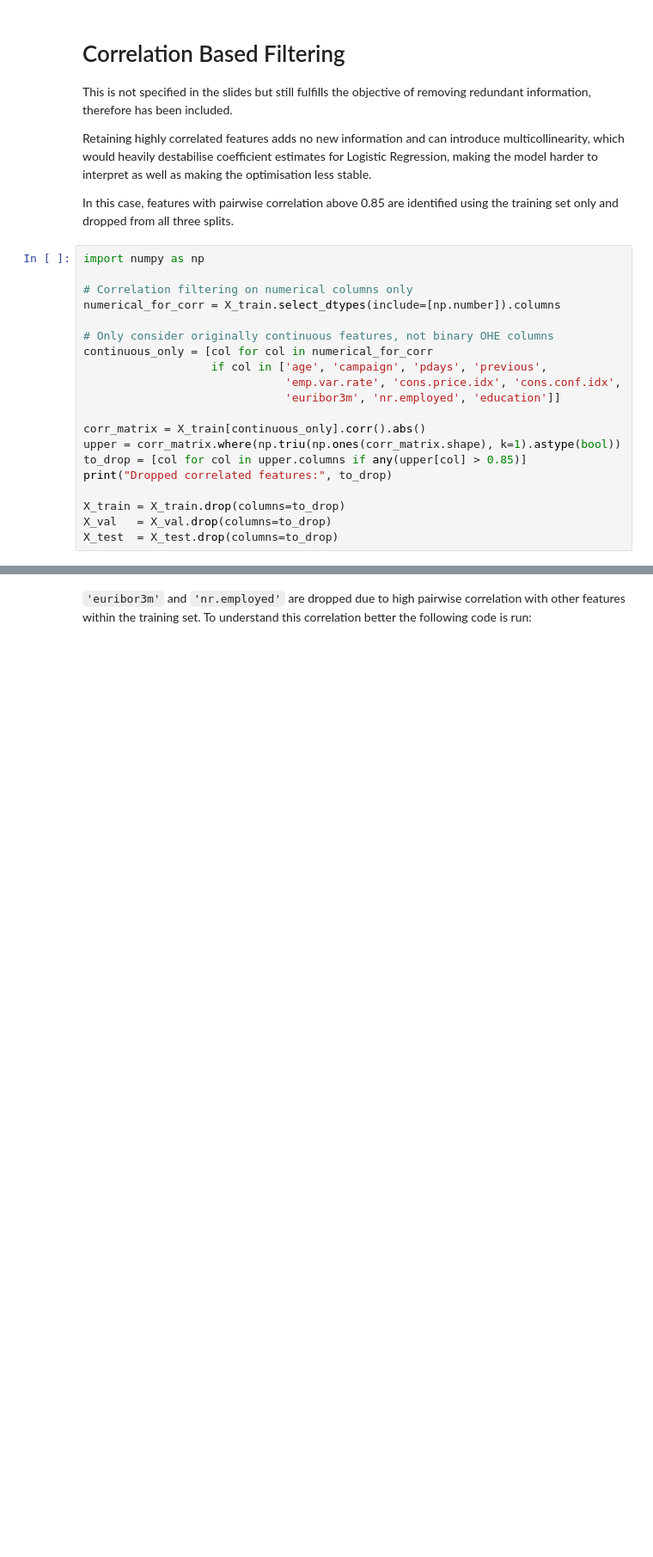
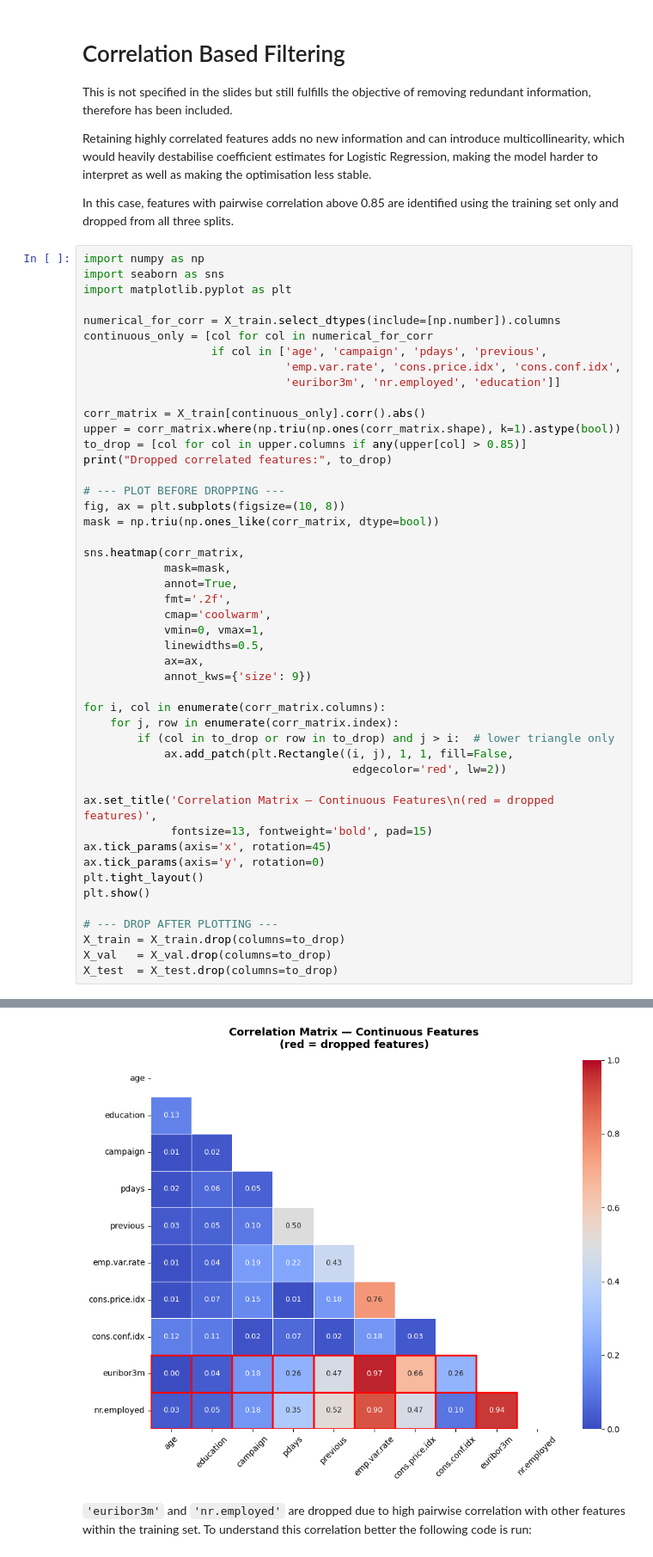
Before and after one commit to oliespineira/ML-fundamentals-2026, a Jupyter notebook: ML-fundamentals-2026.ipynb, the cells around one changed output, grey strips where cells are left out. Shown at 86% size. Cells and saved outputs as stored; diff of their text form; blank space fills up the shorter version.

```diff
--- a/ML-fundamentals-2026.ipynb
+++ b/ML-fundamentals-2026.ipynb
@@ -827,26 +846,54 @@ Retaining highly correlated features adds no new information and can introduce m
 In this case, features with pairwise correlation above 0.85 are identified using the training set only and dropped from all three splits.
 # %%
 import numpy as np
+import seaborn as sns
+import matplotlib.pyplot as plt
 
-# Correlation filtering on numerical columns only
 numerical_for_corr = X_train.select_dtypes(include=[np.number]).columns
-
-# Only consider originally continuous features, not binary OHE columns
 continuous_only = [col for col in numerical_for_corr
                    if col in ['age', 'campaign', 'pdays', 'previous',
                               'emp.var.rate', 'cons.price.idx', 'cons.conf.idx',
                               'euribor3m', 'nr.employed', 'education']]
 
 corr_matrix = X_train[continuous_only].corr().abs()
 upper = corr_matrix.where(np.triu(np.ones(corr_matrix.shape), k=1).astype(bool))
 to_drop = [col for col in upper.columns if any(upper[col] > 0.85)]
 print("Dropped correlated features:", to_drop)
 
+# --- PLOT BEFORE DROPPING ---
+fig, ax = plt.subplots(figsize=(10, 8))
+mask = np.triu(np.ones_like(corr_matrix, dtype=bool))
+
+sns.heatmap(corr_matrix,
+            mask=mask,
+            annot=True,
+            fmt='.2f',
+            cmap='coolwarm',
+            vmin=0, vmax=1,
+            linewidths=0.5,
+            ax=ax,
+            annot_kws={'size': 9})
+
+for i, col in enumerate(corr_matrix.columns):
+    for j, row in enumerate(corr_matrix.index):
+        if (col in to_drop or row in to_drop) and j > i:  # lower triangle only
+            ax.add_patch(plt.Rectangle((i, j), 1, 1, fill=False,
+                                        edgecolor='red', lw=2))
+
+ax.set_title('Correlation Matrix — Continuous Features\n(red = dropped features)',
+             fontsize=13, fontweight='bold', pad=15)
+ax.tick_params(axis='x', rotation=45)
+ax.tick_params(axis='y', rotation=0)
+plt.tight_layout()
+plt.show()
+
+# --- DROP AFTER PLOTTING ---
 X_train = X_train.drop(columns=to_drop)
 X_val   = X_val.drop(columns=to_drop)
 X_test  = X_test.drop(columns=to_drop)
 # %% [output]
 Dropped correlated features: ['euribor3m', 'nr.employed']
+[figure, added]
 # %% [markdown]
 `'euribor3m'` and `'nr.employed'` are dropped due to high pairwise correlation with other features within the training set. To understand this correlation better the following code is run:
 # %%
```
Also changed, not shown: parts of 15 cells of this notebook.
